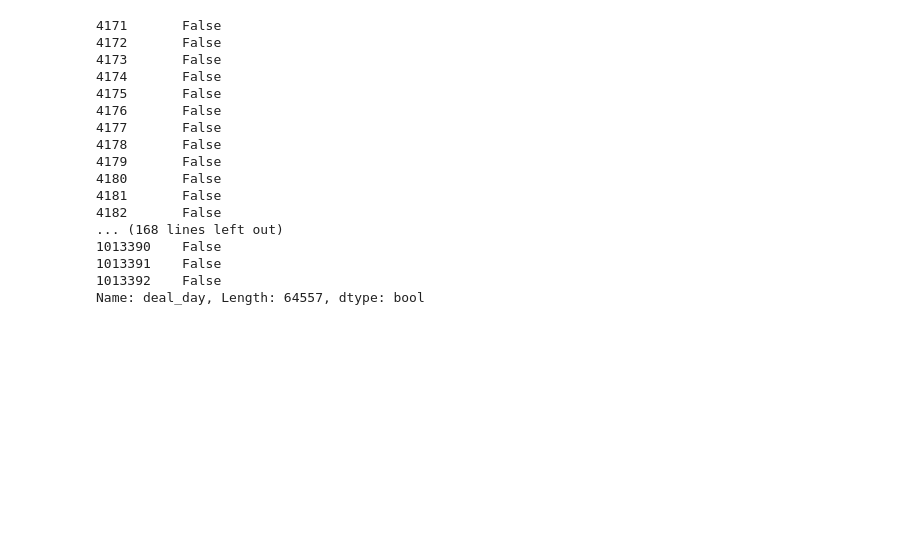
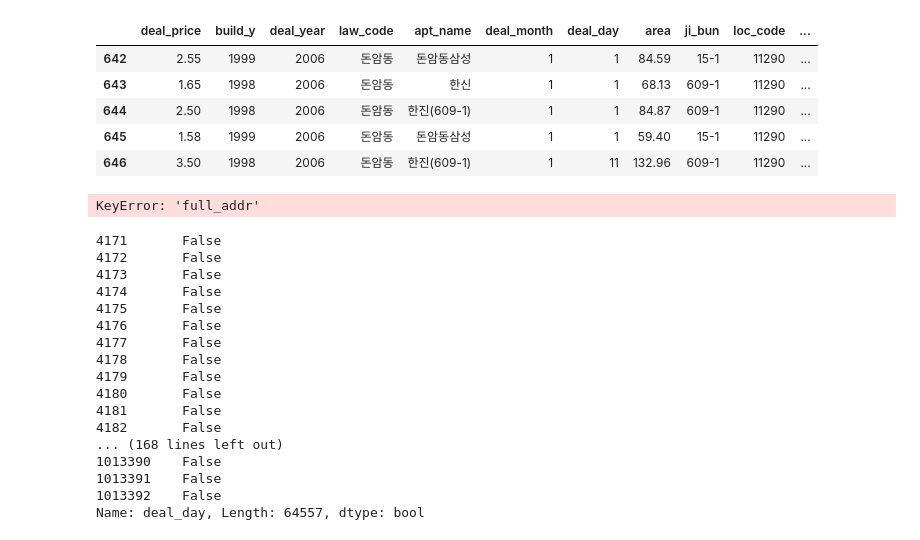
Before and after one commit to tax-k/KB_price_crawling, a Jupyter notebook: Merge Deal and KB.ipynb, the cells around one changed output. Drawn from its saved outputs; the diff is of its cells as text; code cells hidden in the pictures; blank space fills up the shorter version.

Commit message:
Make sungbuk

```diff
--- a/Merge Deal and KB.ipynb
+++ b/Merge Deal and KB.ipynb
@@ -26,5 +45,55 @@ whole_data = t_data
+# %%
+# set return specific gu data
+#
+# - Parameter: (data_frame: DataFrame ,column_name: "string", law_code : String)
+# - Returns: gu data
+def get_gu_data(dataframe,column_name, law_code):
+    dataframe = dataframe.loc[:][dataframe[column_name] == law_code]
+
+
+    mask = dataframe['deal_day'].str.contains('1~10')
+    mask2 = dataframe['deal_day'].str.contains('11~20')
+    mask3 = dataframe['deal_day'].str.contains('21~')
+    column_name = 'deal_day'
+
+    dataframe.loc[mask, column_name] = 1
+    dataframe.loc[mask2, column_name] = 11
+    dataframe.loc[mask3, column_name] = 21
+
+    return dataframe
+# %%
+# set make full_deal_date & full_addr
+#
+# - Parameter: (data_frame: DataFrame)
+# - Returns: gu data
+
+def make_full_date(dataframe):
+    dataframe.loc[:,'full_deal_date'] = dataframe['deal_year'] +"/" + dataframe['deal_month'].astype(str) +"/"+ dataframe['deal_day'].astype(str)
+
+    dataframe.loc[:,'full_addr'] = '서울특별시 성북구 ' + dataframe['law_code'] +" "+ dataframe['ji_bun']
+
+    dataframe.to_csv('addr_sungbuk.csv', na_rep=0, index=False)
+
+    return dataframe
 # %%
 gang_data = whole_data.loc[:][whole_data.loc_code == '11680']
+# %%
+sung_buk = get_gu_data(whole_data, "loc_code", "11290")
+# %%
+sung_buk = make_full_date(sung_buk)
+# %%
+sung_buk.head()
+# %% [output]
+|  | deal_price | build_y | deal_year | law_code | apt_name | deal_month | deal_day | area | ji_bun | loc_code | ... |
+| 642 | 2.55 | 1999 | 2006 | 돈암동 | 돈암동삼성 | 1 | 1 | 84.59 | 15-1 | 11290 | ... |
+| 643 | 1.65 | 1998 | 2006 | 돈암동 | 한신 | 1 | 1 | 68.13 | 609-1 | 11290 | ... |
+| 644 | 2.50 | 1998 | 2006 | 돈암동 | 한진(609-1) | 1 | 1 | 84.87 | 609-1 | 11290 | ... |
+| 645 | 1.58 | 1999 | 2006 | 돈암동 | 돈암동삼성 | 1 | 1 | 59.40 | 15-1 | 11290 | ... |
+| 646 | 3.50 | 1998 | 2006 | 돈암동 | 한진(609-1) | 1 | 11 | 132.96 | 609-1 | 11290 | ... |
+# %%
+merged_sungbuk_addr = pd.merge(sung_buk, info_data, on=["full_addr"],how="inner")
+# %% [output]
+KeyError: 'full_addr'
 # %%
 mask = gang_data['deal_day'].str.contains('11~20')
 mask2 = gang_data['deal_day'].str.contains('1~10')
```
Also changed, not shown: parts of 16 cells of this notebook.
